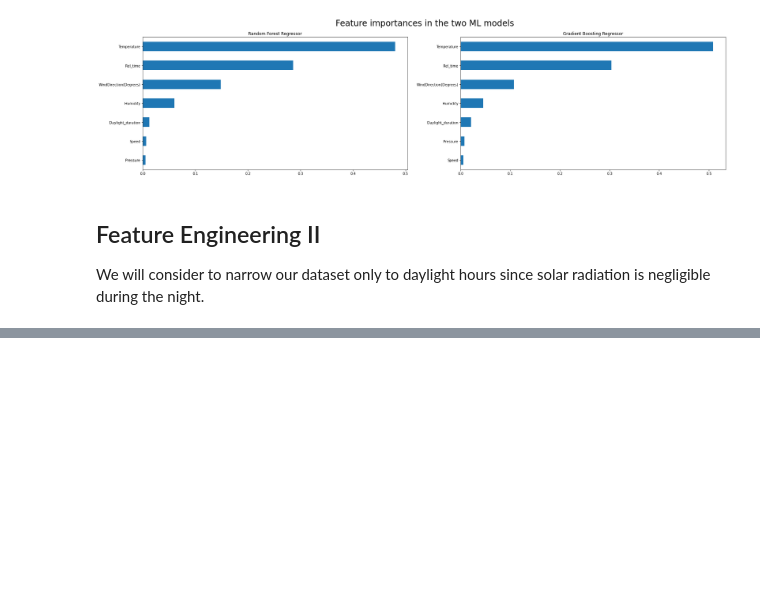
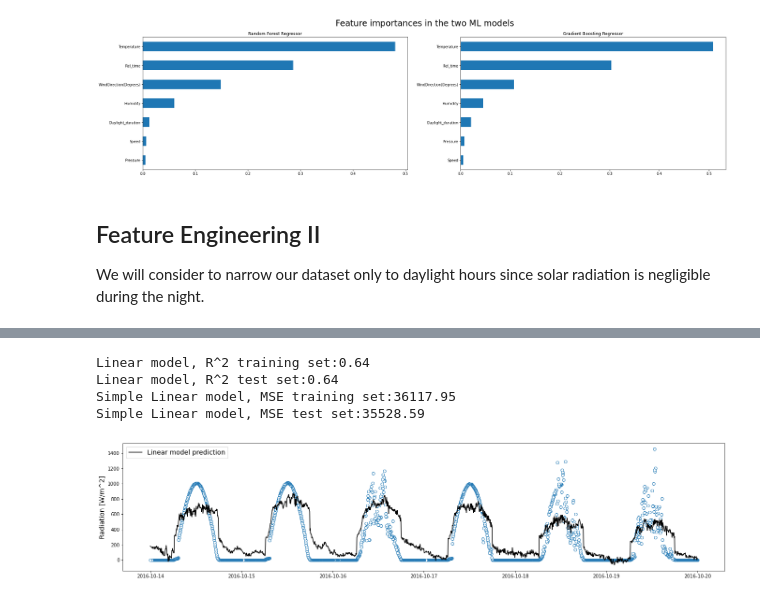
Before and after one commit to vassilispapadop/ml-solar-radiation-prediction, a Jupyter notebook: relative_time_approach.ipynb, the cells around one changed output, grey strips where cells are left out. Cells and saved outputs as stored; diff of their text form; code cells hidden in the pictures; blank space fills up the shorter version.

```diff
--- a/relative_time_approach.ipynb
+++ b/relative_time_approach.ipynb
@@ -616,0 +625,52 @@ Proportion of record with the sun up : 25.32%
+# %%
+df = df_new
+#Splitting dataset into labels and features
+X = df.drop(columns = 'Radiation')
+y = df.Radiation
+#Splitting data into train and test sets
+X_train, X_test, y_train, y_test = train_test_split(X,y,
+                                                   test_size = 0.3,
+                                                   random_state = 100)
+
+#Initiating linear regression model
+lr = LinearRegression()
+
+#Training the linear regression model
+lr.fit(X_train, y_train)
+
+#Prediction with the linear model
+lr_predict_train = lr.predict(X_train)
+lr_predict_test = lr.predict(X_test)
+
+
+#Performance of the linear model
+
+#Squared error
+print('Linear model, R^2 training set:{:.2f}'.format(r2_score(y_train, lr_predict_train)))
+print('Linear model, R^2 test set:{:.2f}'.format(r2_score(y_test,lr_predict_test)))
+
+#Mean squared error (MSE)
+print('Simple Linear model, MSE training set:{:.2f}'.format(MSE(y_train, lr_predict_train)))
+print('Simple Linear model, MSE test set:{:.2f}'.format(MSE(y_test,lr_predict_test)))
+
+
+#Visual representation, predictions with linear model for the 5-day period
+df_5 = df_new.loc['2016-10-14':'2016-10-19',:]
+X_5 = df_5.drop(columns = 'Radiation')
+y_pred_5 = lr.predict(X_5)
+
+
+fig, ax = plt.subplots(figsize = (23,5))
+
+ax.plot(df_5.Radiation,'o', markerfacecolor='w')
+ax.plot(df_5.index, y_pred_5, linewidth = 1.5, color = 'black', label = 'Linear model prediction')
+ax.set_ylabel('Radiation [W/m^2]', fontsize = 14)
+ax.legend(fontsize = 14)
+
+plt.show()
+# %% [output]
+Linear model, R^2 training set:0.64
+Linear model, R^2 test set:0.64
+Simple Linear model, MSE training set:36117.95
+Simple Linear model, MSE test set:35528.59
+[figure, added]
```
Also changed, not shown: parts of 8 cells of this notebook.
